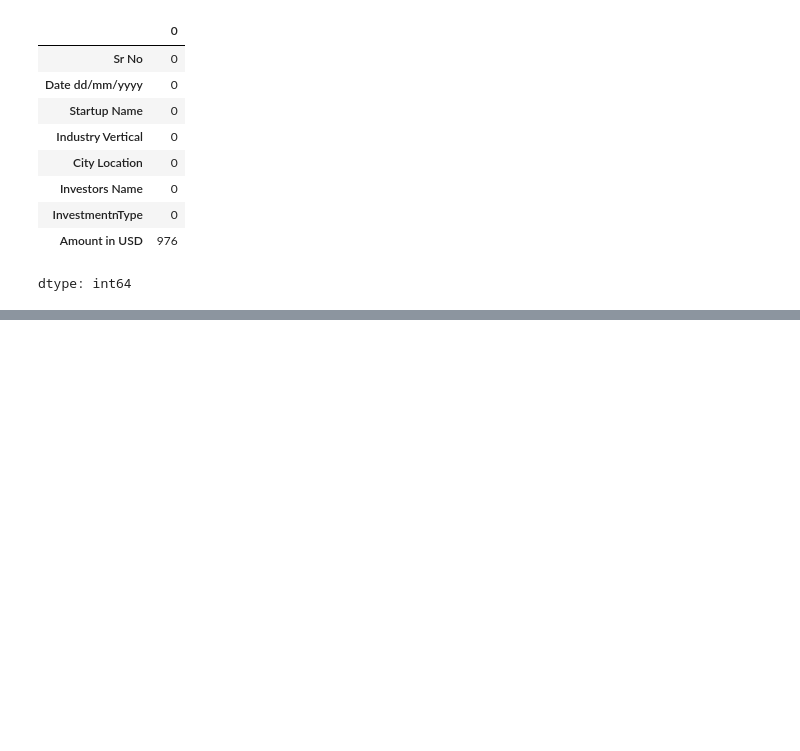
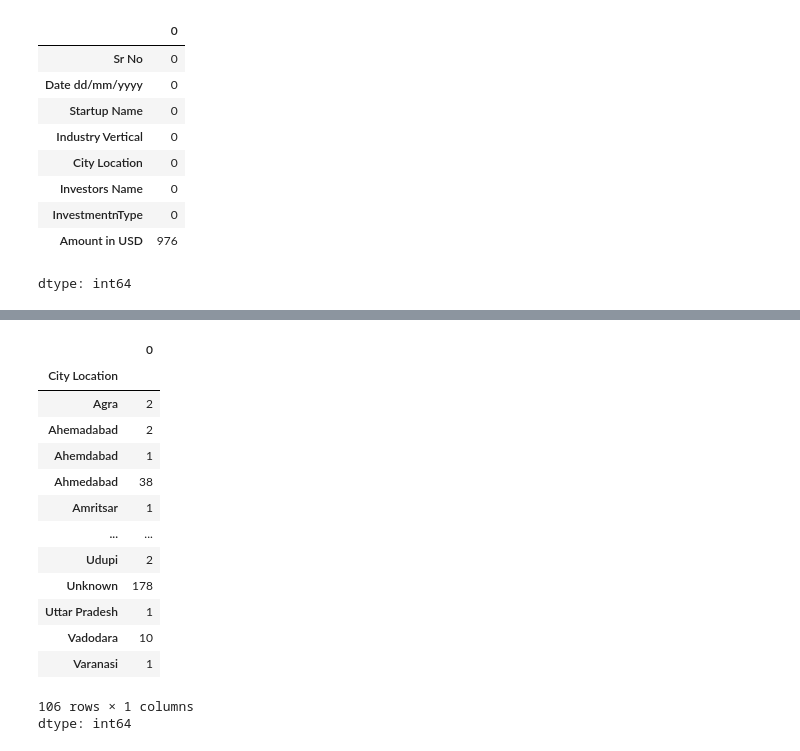
Before and after one commit to aanyamanik/Indian-Startup-Fundings-EDA, a Jupyter notebook: startup_funding_EDA.ipynb, the cells around one changed output, grey strips where cells are left out. Saved outputs shown, nothing was run; the diff lists cells and outputs as text; code cells hidden in the pictures; blank space fills up the shorter version.

```diff
--- a/startup_funding_EDA.ipynb
+++ b/startup_funding_EDA.ipynb
@@ -169,0 +179,2 @@ dtype: int64
+# %%
+df['City  Location'] = df['City  Location'].str.replace('\xc2\xa0', '')
@@ -169,0 +252,18 @@ dtype: int64
+# %%
+df.groupby('City  Location').size()
+# %% [output]
+|  | 0 |
+| City Location |  |
+| Agra | 2 |
+| Ahemadabad | 2 |
+| Ahemdabad | 1 |
+| Ahmedabad | 38 |
+| Amritsar | 1 |
+| ... | ... |
+| Udupi | 2 |
+| Unknown | 178 |
+| Uttar Pradesh | 1 |
+| Vadodara | 10 |
+| Varanasi | 1 |
+106 rows × 1 columns
+dtype: int64
```
Also changed, not shown: parts of 19 cells of this notebook.
